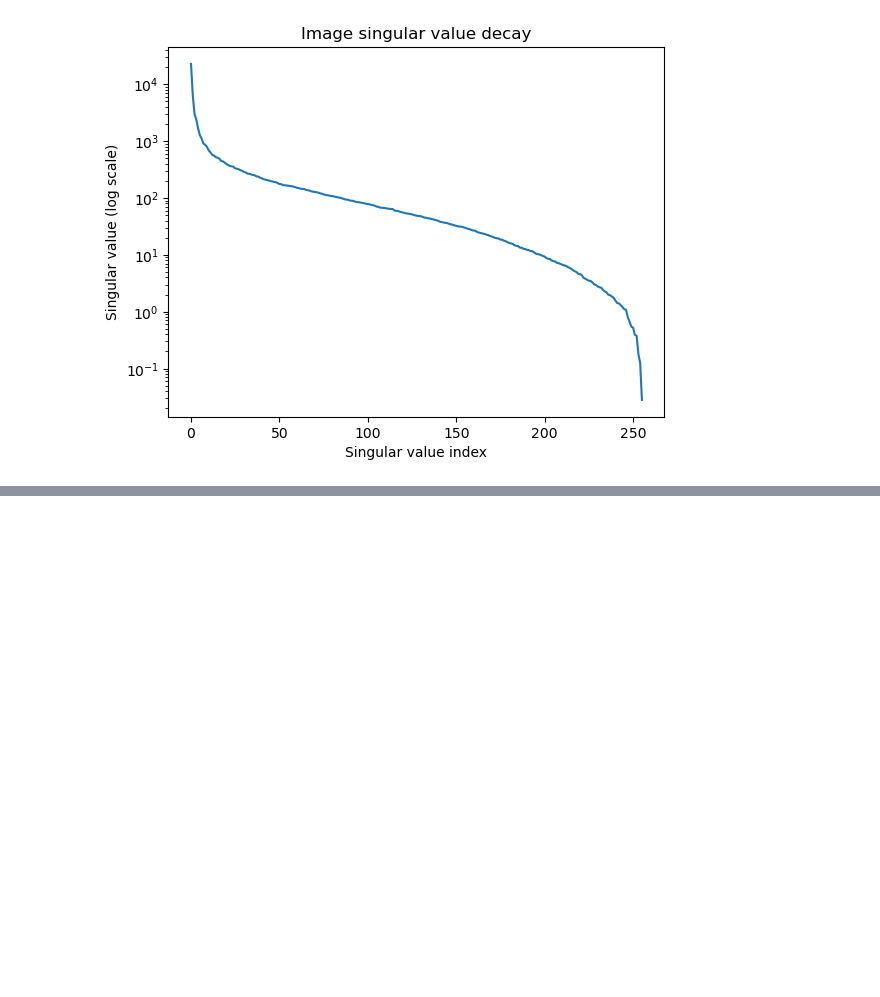
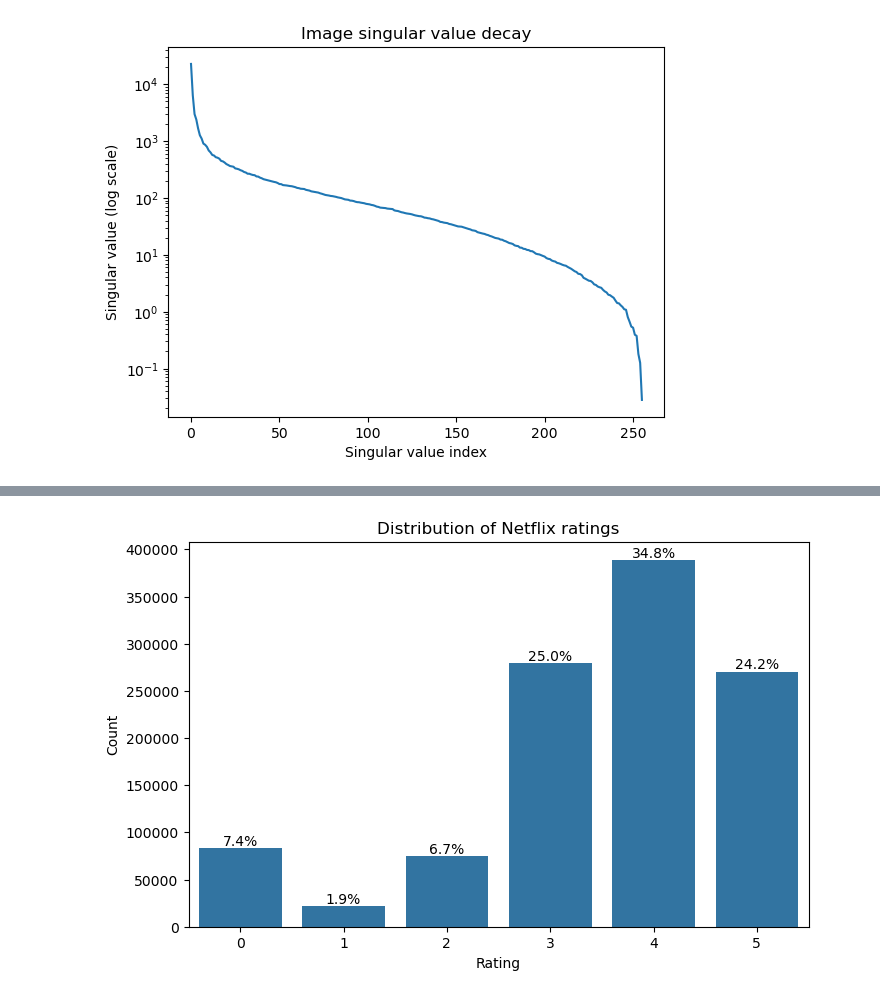
Before and after one commit to saramilovanova/nuclear-norm-data-reconstruction, a Jupyter notebook: notebooks/svt_analysis.ipynb, the cells around one changed output, grey strips where cells are left out. Cells and saved outputs as stored; diff of their text form; code cells hidden in the pictures; blank space fills up the shorter version.

```diff
--- a/notebooks/svt_analysis.ipynb
+++ b/notebooks/svt_analysis.ipynb
@@ -302,0 +368,3 @@ Patch-SVT Denoising PSNR: 20.171127354062413
+# %%
+df = pd.read_csv(NETFLIX_PATH / "netflix_dense_mtx_0_925_256_movies.csv", index_col=0)
+df.head()
@@ -302,0 +379,22 @@ Patch-SVT Denoising PSNR: 20.171127354062413
+# %%
+# visualize distribution of ratings with shown percentages
+plt.figure(figsize=(8, 5))
+sns.countplot(x=df.values.flatten(), order=range(6))
+# add percentages on top of bars
+total = len(df.values.flatten())
+for p in plt.gca().patches:
+    height = p.get_height()
+    percentage = height / total * 100
+    plt.gca().text(
+        p.get_x() + p.get_width() / 2,
+        height,
+        f"{percentage:.1f}%",
+        ha="center",
+        va="bottom"
+    )
+plt.xlabel("Rating")
+plt.ylabel("Count")
+plt.title("Distribution of Netflix ratings")
+plt.show()
+# %% [output]
+[figure, added]
```
Also changed, not shown: parts of 43 cells of this notebook, 13 other files.
